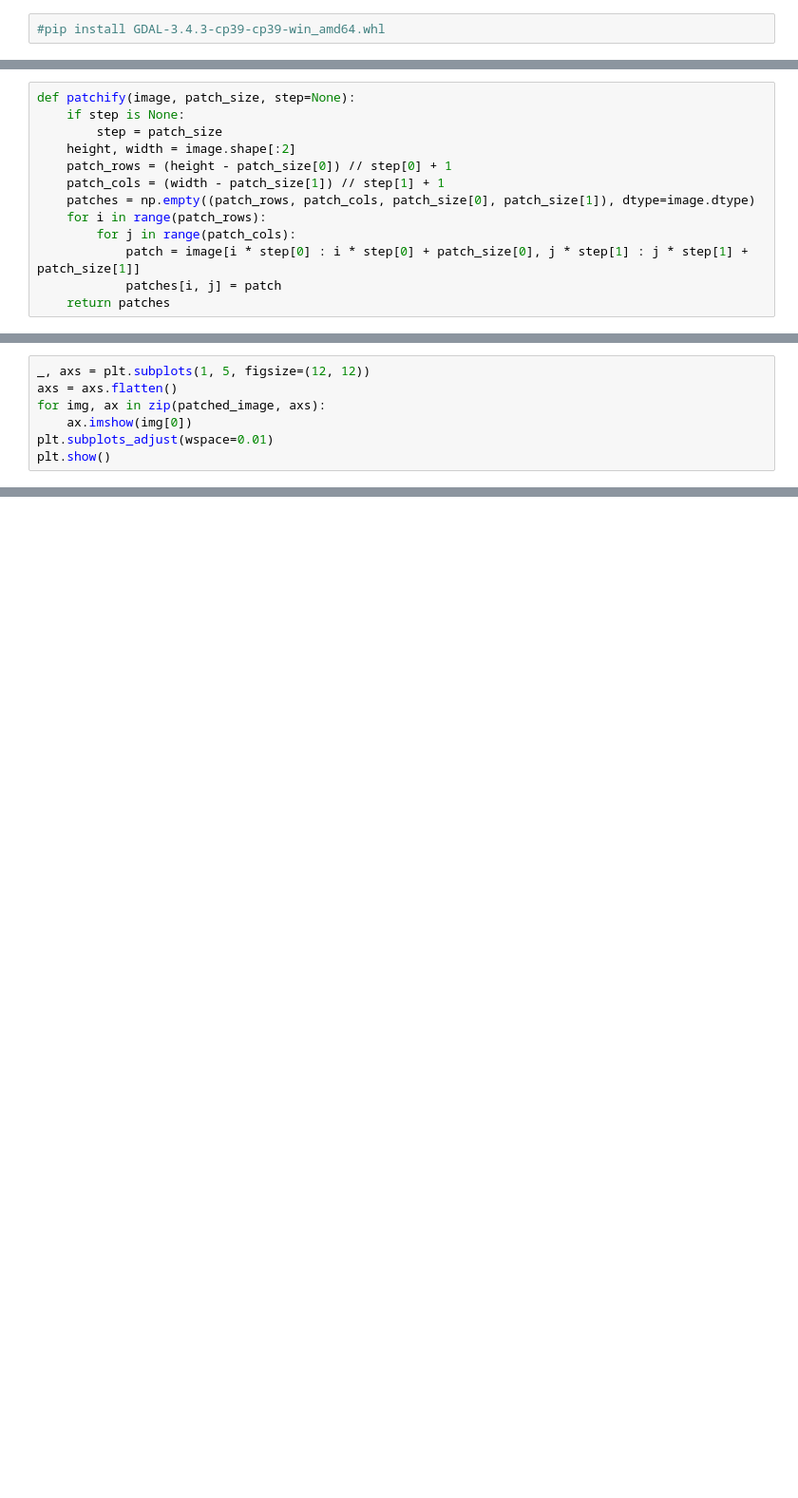
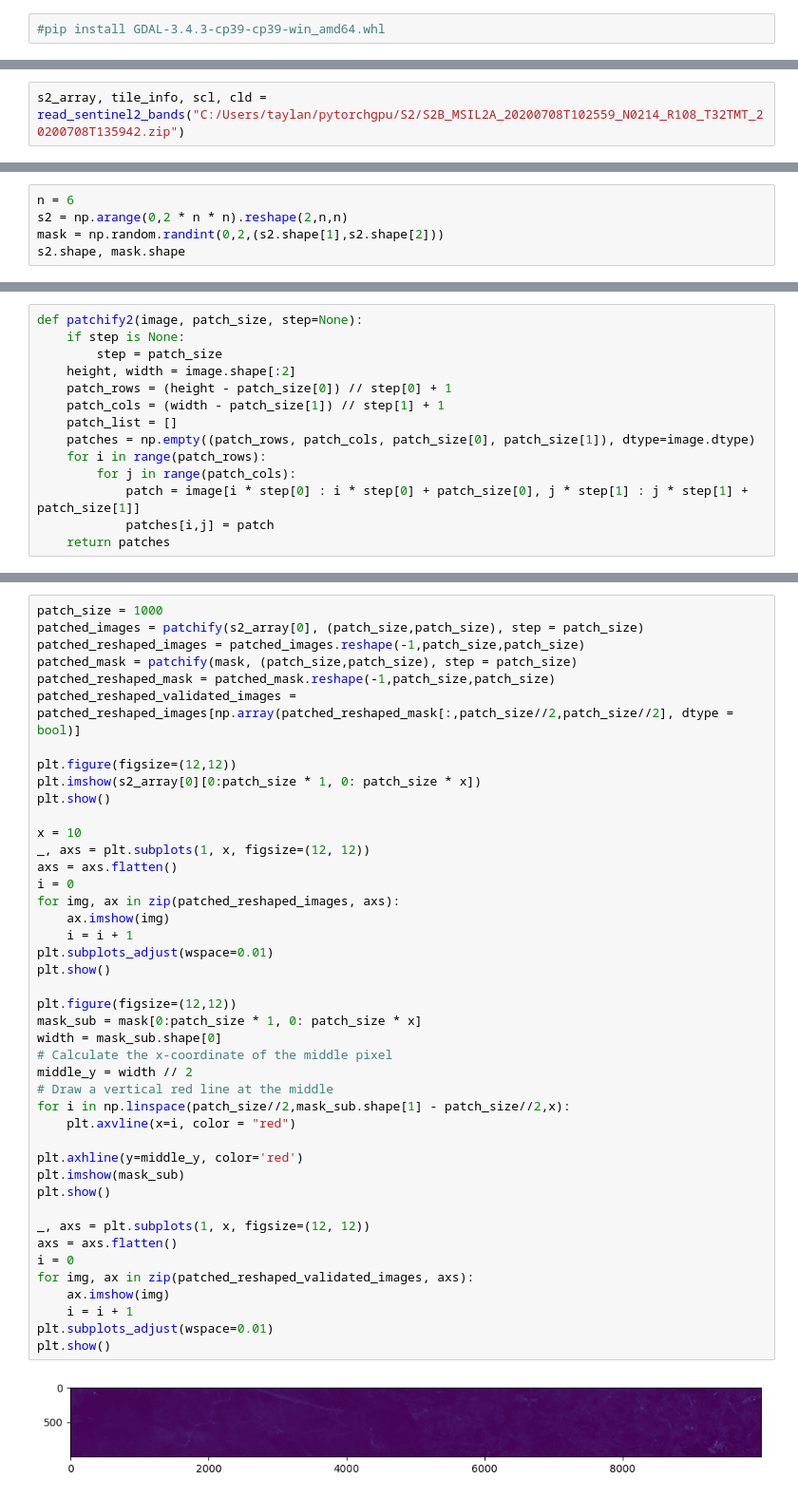
Before and after one commit to TaylanSoydan/vhm, a Jupyter notebook: preprocess.ipynb, the cells around one changed output, grey strips where cells are left out. Shown at 95% size. Cells and saved outputs as stored; diff of their text form; blank space fills up the shorter version.

```diff
--- a/preprocess.ipynb
+++ b/preprocess.ipynb
@@ -36,0 +189,2 @@ image, ti = load_tif_as_array("coarse_pred/32TMT_pred.tif")
+# %%
+s2_array, tile_info, scl, cld = read_sentinel2_bands("C:/Users/taylan/pytorchgpu/S2/S2B_MSIL2A_20200708T102559_N0214_R108_T32TMT_20200708T135942.zip")
@@ -36,0 +226,5 @@ image, ti = load_tif_as_array("coarse_pred/32TMT_pred.tif")
+# %%
+n = 6
+s2 = np.arange(0,2 * n * n).reshape(2,n,n)
+mask = np.random.randint(0,2,(s2.shape[1],s2.shape[2]))
+s2.shape, mask.shape
@@ -37,13 +233,14 @@ image, ti = load_tif_as_array("coarse_pred/32TMT_pred.tif")
 # %%
-def patchify(image, patch_size, step=None):
+def patchify2(image, patch_size, step=None):
     if step is None:
         step = patch_size
     height, width = image.shape[:2]
     patch_rows = (height - patch_size[0]) // step[0] + 1
     patch_cols = (width - patch_size[1]) // step[1] + 1
+    patch_list = []
     patches = np.empty((patch_rows, patch_cols, patch_size[0], patch_size[1]), dtype=image.dtype)
     for i in range(patch_rows):
         for j in range(patch_cols):
             patch = image[i * step[0] : i * step[0] + patch_size[0], j * step[1] : j * step[1] + patch_size[1]]
-            patches[i, j] = patch
+            patches[i,j] = patch
     return patches
@@ -71,7 +263,0 @@ big_image = plt.imshow(image[0:64,0:64*5])
-# %%
-_, axs = plt.subplots(1, 5, figsize=(12, 12))
-axs = axs.flatten()
-for img, ax in zip(patched_image, axs):
-    ax.imshow(img[0])
-plt.subplots_adjust(wspace=0.01)
-plt.show()
@@ -168,0 +275,45 @@ Number of bands: 1
+# %%
+patch_size = 1000
+patched_images = patchify(s2_array[0], (patch_size,patch_size), step = patch_size)
+patched_reshaped_images = patched_images.reshape(-1,patch_size,patch_size)
+patched_mask = patchify(mask, (patch_size,patch_size), step = patch_size)
+patched_reshaped_mask = patched_mask.reshape(-1,patch_size,patch_size)
+patched_reshaped_validated_images = patched_reshaped_images[np.array(patched_reshaped_mask[:,patch_size//2,patch_size//2], dtype = bool)]
+
+plt.figure(figsize=(12,12))
+plt.imshow(s2_array[0][0:patch_size * 1, 0: patch_size * x])
+plt.show()
+
+x = 10
+_, axs = plt.subplots(1, x, figsize=(12, 12))
+axs = axs.flatten()
+i = 0
+for img, ax in zip(patched_reshaped_images, axs):
+    ax.imshow(img)
+    i = i + 1
+plt.subplots_adjust(wspace=0.01)
+plt.show()
+
+plt.figure(figsize=(12,12))
+mask_sub = mask[0:patch_size * 1, 0: patch_size * x]
+width = mask_sub.shape[0]
+# Calculate the x-coordinate of the middle pixel
+middle_y = width // 2
+# Draw a vertical red line at the middle
+for i in np.linspace(patch_size//2,mask_sub.shape[1] - patch_size//2,x):
+    plt.axvline(x=i, color = "red")
+
+plt.axhline(y=middle_y, color='red')
+plt.imshow(mask_sub)
+plt.show()
+
+_, axs = plt.subplots(1, x, figsize=(12, 12))
+axs = axs.flatten()
+i = 0
+for img, ax in zip(patched_reshaped_validated_images, axs):
+    ax.imshow(img)
+    i = i + 1
+plt.subplots_adjust(wspace=0.01)
+plt.show()
+# %% [output]
+[figure, added]
```
Also changed, not shown: parts of 29 cells of this notebook.
